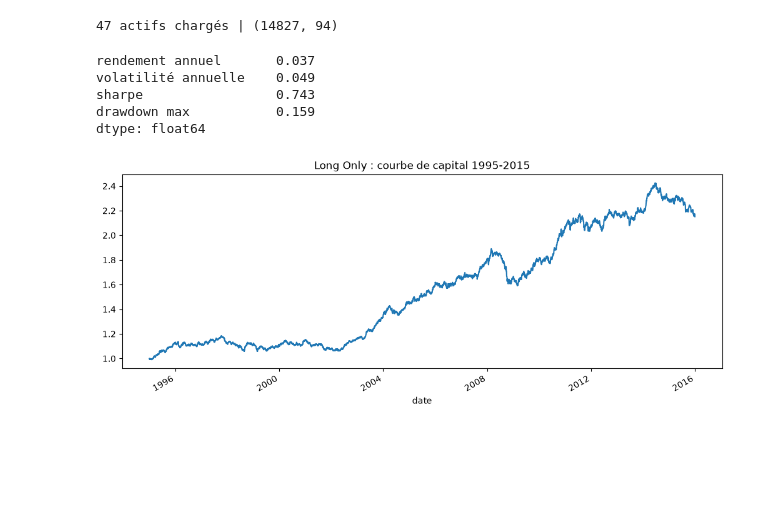
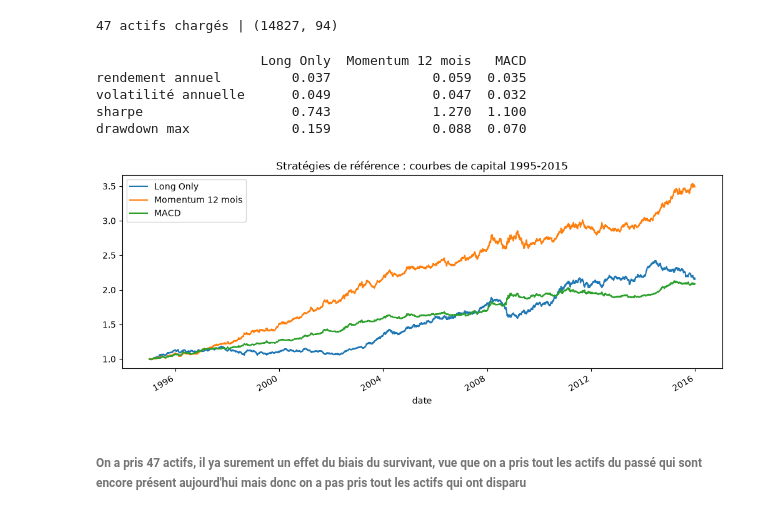
Before and after one commit to lajord/Quant_lab, a Jupyter notebook: projects/05-deep-momentum-networks/strategie.ipynb, the cells around one changed output. Drawn from its saved outputs; the diff is of its cells as text; code cells hidden in the pictures; blank space fills up the shorter version.

```diff
--- a/projects/05-deep-momentum-networks/strategie.ipynb
+++ b/projects/05-deep-momentum-networks/strategie.ipynb
@@ -51,40 +51,75 @@ rendements = data.xs("rendement", axis=1, level=1)
 SIGMA_TGT = 0.15
 
 
 def backtest(X):
     """Équation 1 : rendement quotidien du portefeuille pour une table de positions X."""
     rendement_demain = rendements.shift(-1)       # la position du jour t gagne le rendement de t+1
     contributions = X * (SIGMA_TGT / volat) * rendement_demain
     return contributions.mean(axis=1)             # moyenne sur les actifs disponibles = 1/N_t x somme
 
 
 def resultats(r):
     """Métriques du paper sur 1995-2015."""
-    r = r.loc["1995":"2025"].dropna()
+    r = r.loc["1995":"2015"].dropna()
     capital = (1 + r).cumprod()
     drawdown = capital / capital.cummax() - 1
     return pd.Series({
         "rendement annuel": r.mean() * 252,
         "volatilité annuelle": r.std() * np.sqrt(252),
         "sharpe": r.mean() / r.std() * np.sqrt(252),
         "drawdown max": -drawdown.min(),
     })
 
 
+def demi_vie(S):
+    return np.log(0.5) / np.log(1 - 1 / S)
+
+
+def phi(y):
+    return y * np.exp(-y**2 / 4) / 0.89
+
+
+def signal_macd(S, L):
+    macd = prix.ewm(halflife=demi_vie(S)).mean() - prix.ewm(halflife=demi_vie(L)).mean()
+    q = macd / prix.rolling(63).std()
+    Y = q / q.rolling(252).std()
+    return phi(Y)
+
 # Stratégie 1 : Long Only (X = 1 partout où la volatilité existe)
 X_long = pd.DataFrame(1.0, index=volat.index, columns=volat.columns).where(volat.notna())
 r_long = backtest(X_long)
 
-print(resultats(r_long).round(3))
+
+# Stratégie 2 : momentum 12 mois (Moskowitz et al. 2012)
+prix = data.xs("close_w", axis=1, level=1).ffill()
+X_mom = np.sign(prix.pct_change(252)).where(volat.notna())
+r_mom = backtest(X_mom)
+
+# Strategie 3
+X_macd = sum(signal_macd(S, L) for S, L in [(8, 24), (16, 48), (32, 96)]) / 3
+X_macd = X_macd.where(volat.notna())
+r_macd = backtest(X_macd)
+
+# Comparaison des trois stratégies
+comparaison = pd.DataFrame({
+    "Long Only": resultats(r_long),
+    "Momentum 12 mois": resultats(r_mom),
+    "MACD": resultats(r_macd),
+})
+print(comparaison.round(3))
 
 fig, ax = plt.subplots(figsize=(10, 4), layout="constrained")
-(1 + r_long.loc["1995":"2015"].dropna()).cumprod().plot(ax=ax)
-ax.set_title("Long Only : courbe de capital 1995-2015")
+for nom, r in [("Long Only", r_long), ("Momentum 12 mois", r_mom), ("MACD", r_macd)]:
+    (1 + r.loc["1995":"2015"].dropna()).cumprod().plot(ax=ax, label=nom)
+ax.set_title("Stratégies de référence : courbes de capital 1995-2015")
+ax.legend()
 plt.show()
 # %% [output]
-rendement annuel       0.037
-volatilité annuelle    0.049
-sharpe                 0.743
-drawdown max           0.159
-dtype: float64
+                     Long Only  Momentum 12 mois   MACD
+rendement annuel         0.037             0.059  0.035
+volatilité annuelle      0.049             0.047  0.032
+sharpe                   0.743             1.270  1.100
+drawdown max             0.159             0.088  0.070
-[figure, old version]
+[figure, new version]
+# %% [markdown]
+###### On a pris 47 actifs, il ya surement un effet du biais du survivant, vue que on a pris tout les actifs du passé qui sont encore présent aujourd'hui mais donc on a pas pris tout les actifs qui ont disparu
```
